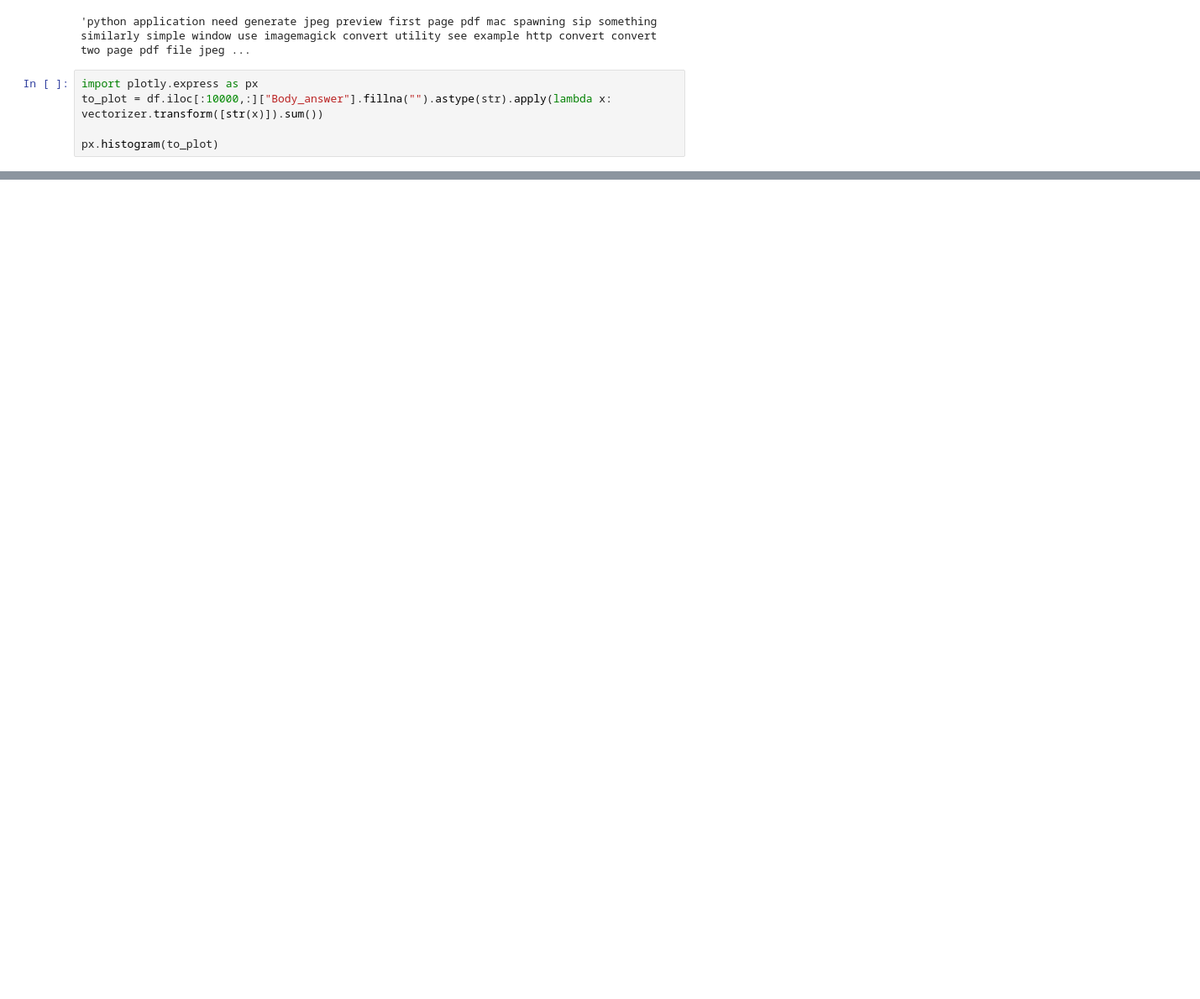
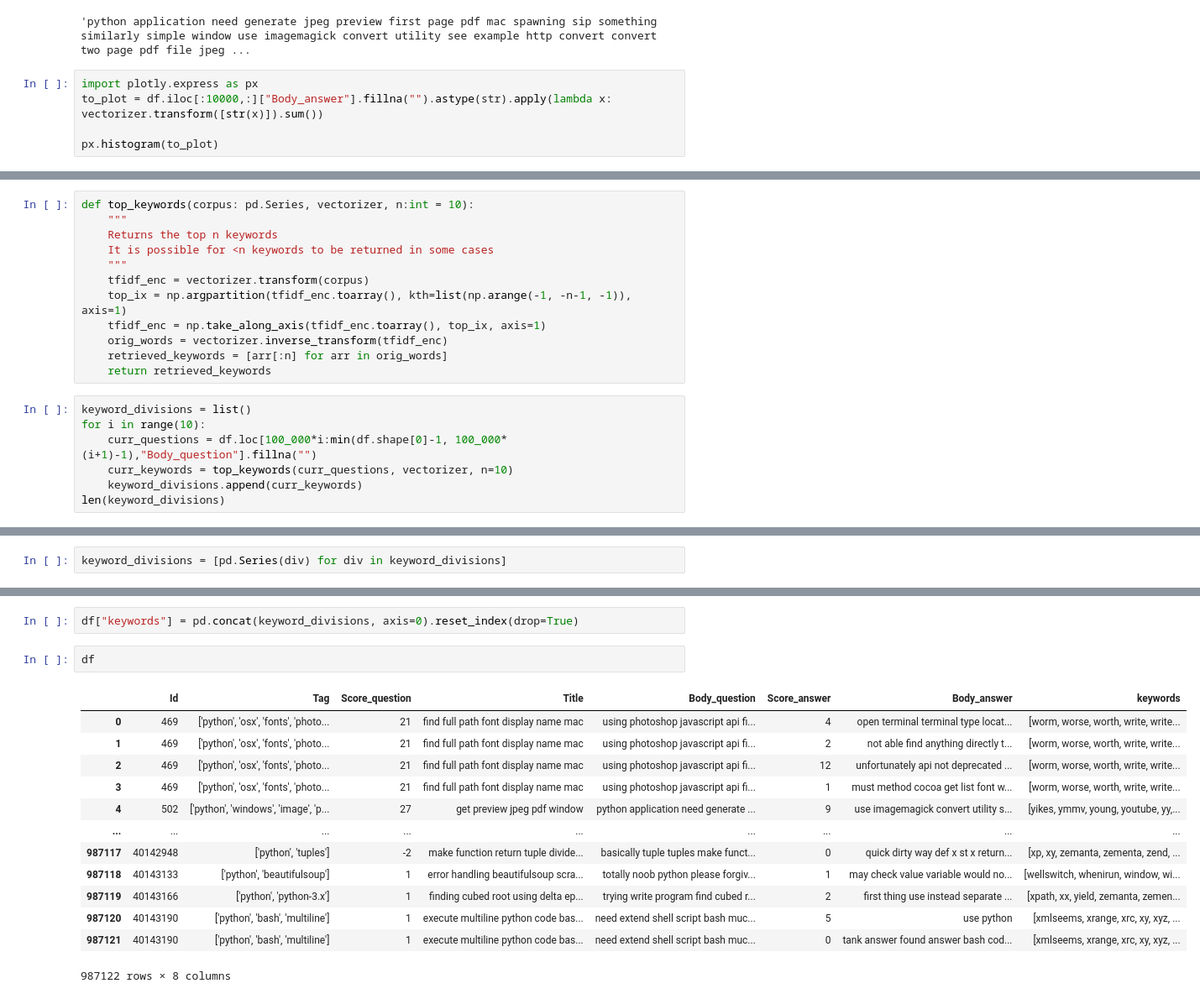
Before and after one commit to v1zhu/Stackbot-DS3, a Jupyter notebook: data_exploration.ipynb, the cells around one changed output, grey strips where cells are left out. Shown: that part at 84% size. Cells and saved outputs as stored; diff of their text form; blank space fills up the shorter version.

Commit message:
add keyword functionality
(inefficient) keyword functionality added using the top_keywords function.

```diff
--- a/data_exploration.ipynb
+++ b/data_exploration.ipynb
@@ -103,0 +149,19 @@ px.histogram(to_plot)
+# %%
+def top_keywords(corpus: pd.Series, vectorizer, n:int = 10):
+    """
+    Returns the top n keywords
+    It is possible for <n keywords to be returned in some cases
+    """
+    tfidf_enc = vectorizer.transform(corpus)
+    top_ix = np.argpartition(tfidf_enc.toarray(), kth=list(np.arange(-1, -n-1, -1)), axis=1)
+    tfidf_enc = np.take_along_axis(tfidf_enc.toarray(), top_ix, axis=1)
+    orig_words = vectorizer.inverse_transform(tfidf_enc)
+    retrieved_keywords = [arr[:n] for arr in orig_words]
+    return retrieved_keywords
+# %%
+keyword_divisions = list()
+for i in range(10):
+    curr_questions = df.loc[100_000*i:min(df.shape[0]-1, 100_000*(i+1)-1),"Body_question"].fillna("")
+    curr_keywords = top_keywords(curr_questions, vectorizer, n=10)
+    keyword_divisions.append(curr_keywords)
+len(keyword_divisions)
@@ -103,0 +170,2 @@ px.histogram(to_plot)
+# %%
+keyword_divisions = [pd.Series(div) for div in keyword_divisions]
@@ -103,0 +191,18 @@ px.histogram(to_plot)
+# %%
+df["keywords"] = pd.concat(keyword_divisions, axis=0).reset_index(drop=True)
+# %%
+df
+# %% [output]
+|  | Id | Tag | Score_question | Title | Body_question | Score_answer | Body_answer | keywords |
+| 0 | 469 | ['python', 'osx', 'fonts', 'photo... | 21 | find full path font display name mac | using photoshop javascript api fi... | 4 | open terminal terminal type locat... | [worm, worse, worth, write, write... |
+| 1 | 469 | ['python', 'osx', 'fonts', 'photo... | 21 | find full path font display name mac | using photoshop javascript api fi... | 2 | not able find anything directly t... | [worm, worse, worth, write, write... |
+| 2 | 469 | ['python', 'osx', 'fonts', 'photo... | 21 | find full path font display name mac | using photoshop javascript api fi... | 12 | unfortunately api not deprecated ... | [worm, worse, worth, write, write... |
+| 3 | 469 | ['python', 'osx', 'fonts', 'photo... | 21 | find full path font display name mac | using photoshop javascript api fi... | 1 | must method cocoa get list font w... | [worm, worse, worth, write, write... |
+| 4 | 502 | ['python', 'windows', 'image', 'p... | 27 | get preview jpeg pdf window | python application need generate ... | 9 | use imagemagick convert utility s... | [yikes, ymmv, young, youtube, yy,... |
+| ... | ... | ... | ... | ... | ... | ... | ... | ... |
+| 987117 | 40142948 | ['python', 'tuples'] | -2 | make function return tuple divide... | basically tuple tuples make funct... | 0 | quick dirty way def x st x return... | [xp, xy, zemanta, zementa, zend, ... |
+| 987118 | 40143133 | ['python', 'beautifulsoup'] | 1 | error handling beautifulsoup scra... | totally noob python please forgiv... | 1 | may check value variable would no... | [wellswitch, whenirun, window, wi... |
+| 987119 | 40143166 | ['python', 'python-3.x'] | 1 | finding cubed root using delta ep... | trying write program find cubed r... | 2 | first thing use instead separate ... | [xpath, xx, yield, zemanta, zemen... |
+| 987120 | 40143190 | ['python', 'bash', 'multiline'] | 1 | execute multiline python code bas... | need extend shell script bash muc... | 5 | use python | [xmlseems, xrange, xrc, xy, xyz, ... |
+| 987121 | 40143190 | ['python', 'bash', 'multiline'] | 1 | execute multiline python code bas... | need extend shell script bash muc... | 0 | tank answer found answer bash cod... | [xmlseems, xrange, xrc, xy, xyz, ... |
+987122 rows × 8 columns
```
Also changed, not shown: parts of 12 cells of this notebook.
